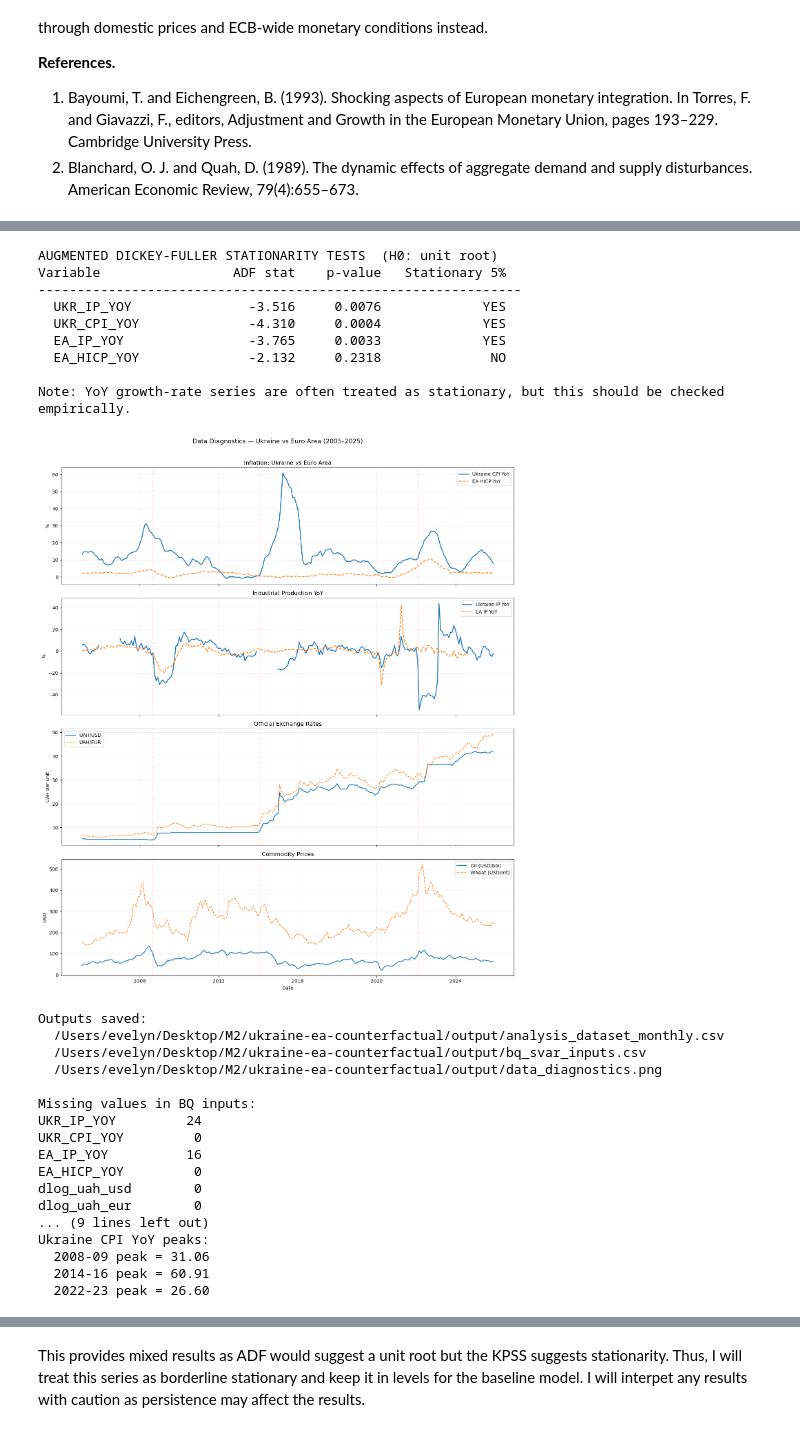
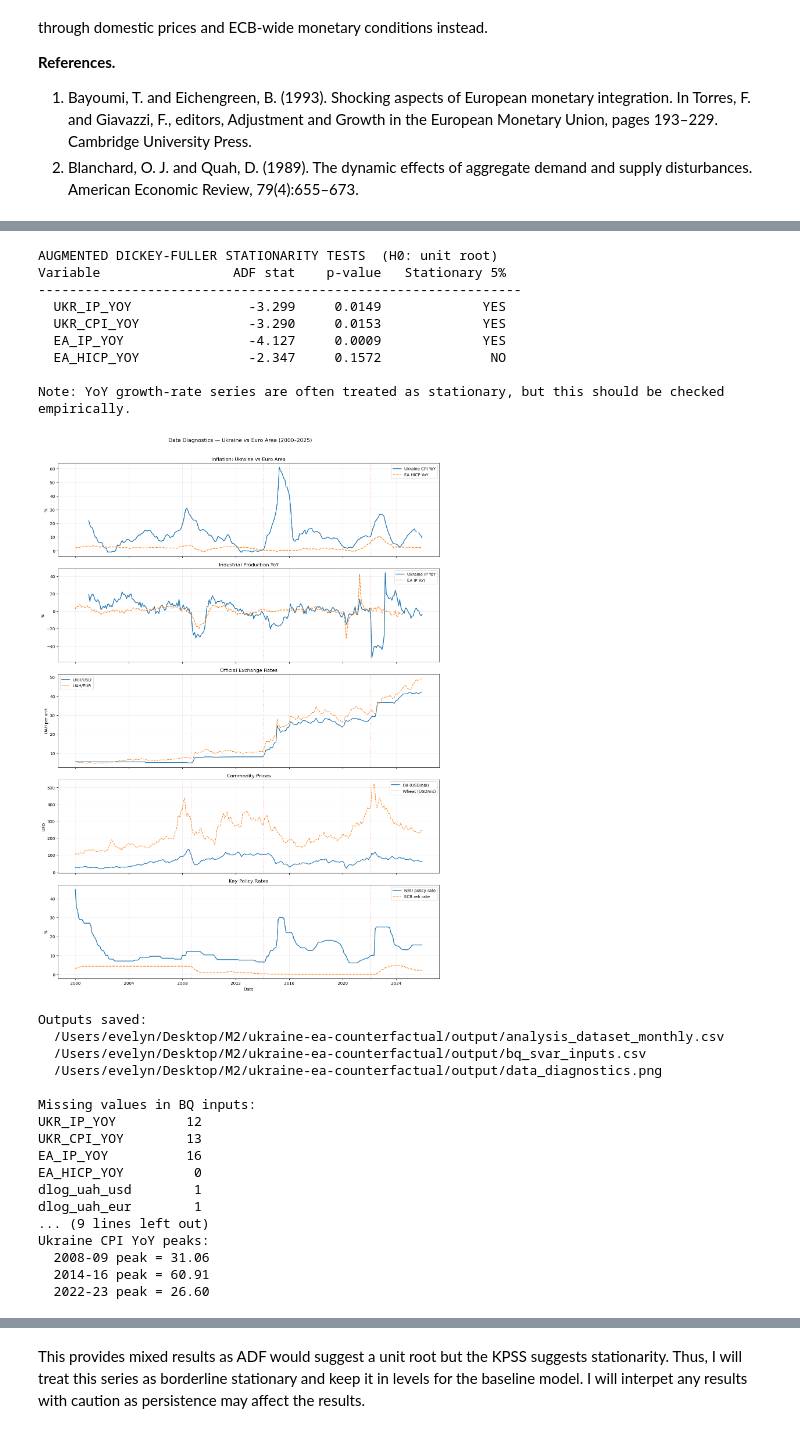
Before and after one commit to efagbola/ukraine-ea-counterfactual, a Jupyter notebook: counterfactual.ipynb, the cells around one changed output, grey strips where cells are left out. Drawn from its saved outputs; the diff is of its cells as text; code cells hidden in the pictures.

```diff
--- a/counterfactual.ipynb
+++ b/counterfactual.ipynb
@@ -311,7 +337,7 @@ print()
 print("Note: YoY growth-rate series are often treated as stationary, but this should be checked empirically.")
 
 # ── Diagnostics plot ───────────
-fig, axes = plt.subplots(4, 1, figsize=(14, 16), sharex=True)
+fig, axes = plt.subplots(5, 1, figsize=(14, 19), sharex=True)
 
 axes[0].plot(analysis["date"], analysis["UKR_CPI_YOY"],  label="Ukraine CPI YoY",  lw=1.8)
 axes[0].plot(analysis["date"], analysis["EA_HICP_YOY"],  label="EA HICP YoY",      lw=1.6, ls="--")
@@ -329,55 +355,62 @@ axes[3].plot(analysis["date"], analysis["OIL_PRICE"],    label="Oil (USD/bbl)",
 axes[3].plot(analysis["date"], analysis["WHEAT_PRICE"],  label="Wheat (USD/mt)",   lw=1.3, ls="--")
 axes[3].set_title("Commodity Prices"); axes[3].set_ylabel("USD"); axes[3].legend()
 
+axes[4].plot(analysis["date"], analysis["NBU_POLICY_RATE"], label="NBU policy rate", lw=1.8)
+axes[4].plot(analysis["date"], analysis["ECB_REFI_RATE"], label="ECB refi rate", lw=1.6, ls="--")
+axes[4].set_title("Key Policy Rates")
+axes[4].set_ylabel("%")
+axes[4].legend()
+
 for ax in axes:
     for d in ["2008-09-01", "2014-02-01", "2022-02-01"]:
         ax.axvline(pd.Timestamp(d), color="red", ls=":", alpha=0.5, lw=1)
     ax.grid(alpha=0.2)
-axes[3].set_xlabel("Date")
 
-plt.suptitle("Data Diagnostics — Ukraine vs Euro Area (2005–2025)", fontsize=13, y=1.01)
+axes[4].set_xlabel("Date")
+
+plt.suptitle("Data Diagnostics — Ukraine vs Euro Area (2000–2025)", fontsize=13, y=1.01)
 plt.tight_layout()
 plt.savefig(OUT_DIAG, dpi=150, bbox_inches="tight")
 plt.show()
 
 analysis.to_csv(OUT_ANALYSIS, index=False)
 bq_est.to_csv(OUT_BQ, index=False)
 
 print("\nOutputs saved:")
 print(f"  {OUT_ANALYSIS}")
 print(f"  {OUT_BQ}")
 print(f"  {OUT_DIAG}")
 print("\nMissing values in BQ inputs:")
 print(bq[bq_cols[1:]].isna().sum().to_string())
 print("\nUkraine CPI YoY peaks:")
 for start, end, label in [("2008-01-01","2009-12-01","2008-09"),
                             ("2014-01-01","2016-12-01","2014-16"),
                             ("2022-01-01","2023-12-01","2022-23")]:
     sub = analysis.loc[(analysis["date"]>=start)&(analysis["date"]<=end), "UKR_CPI_YOY"]
     print(f"  {label} peak = {sub.max():.2f}" if sub.notna().any() else f"  {label} peak = n/a")
 # %% [output]
 AUGMENTED DICKEY-FULLER STATIONARITY TESTS  (H0: unit root)
 Variable                 ADF stat    p-value   Stationary 5%
 --------------------------------------------------------------
-  UKR_IP_YOY               -3.516     0.0076             YES
-  UKR_CPI_YOY              -4.310     0.0004             YES
-  EA_IP_YOY                -3.765     0.0033             YES
-  EA_HICP_YOY              -2.132     0.2318              NO
+  UKR_IP_YOY               -3.299     0.0149             YES
+  UKR_CPI_YOY              -3.290     0.0153             YES
+  EA_IP_YOY                -4.127     0.0009             YES
+  EA_HICP_YOY              -2.347     0.1572              NO
 
 Note: YoY growth-rate series are often treated as stationary, but this should be checked empirically.
-[figure, old version]
+[figure, new version]
 Outputs saved:
   /Users/evelyn/Desktop/M2/ukraine-ea-counterfactual/output/analysis_dataset_monthly.csv
   /Users/evelyn/Desktop/M2/ukraine-ea-counterfactual/output/bq_svar_inputs.csv
   /Users/evelyn/Desktop/M2/ukraine-ea-counterfactual/output/data_diagnostics.png
 
 Missing values in BQ inputs:
-UKR_IP_YOY         24
-UKR_CPI_YOY         0
+UKR_IP_YOY         12
+UKR_CPI_YOY        13
 EA_IP_YOY          16
 EA_HICP_YOY         0
-dlog_uah_usd        0
-dlog_uah_eur        0
+dlog_uah_usd        1
+dlog_uah_eur        1
 ... (9 lines left out)
 Ukraine CPI YoY peaks:
   2008-09 peak = 31.06
```
Also changed, not shown: parts of 4 cells of this notebook, 13 other files.
